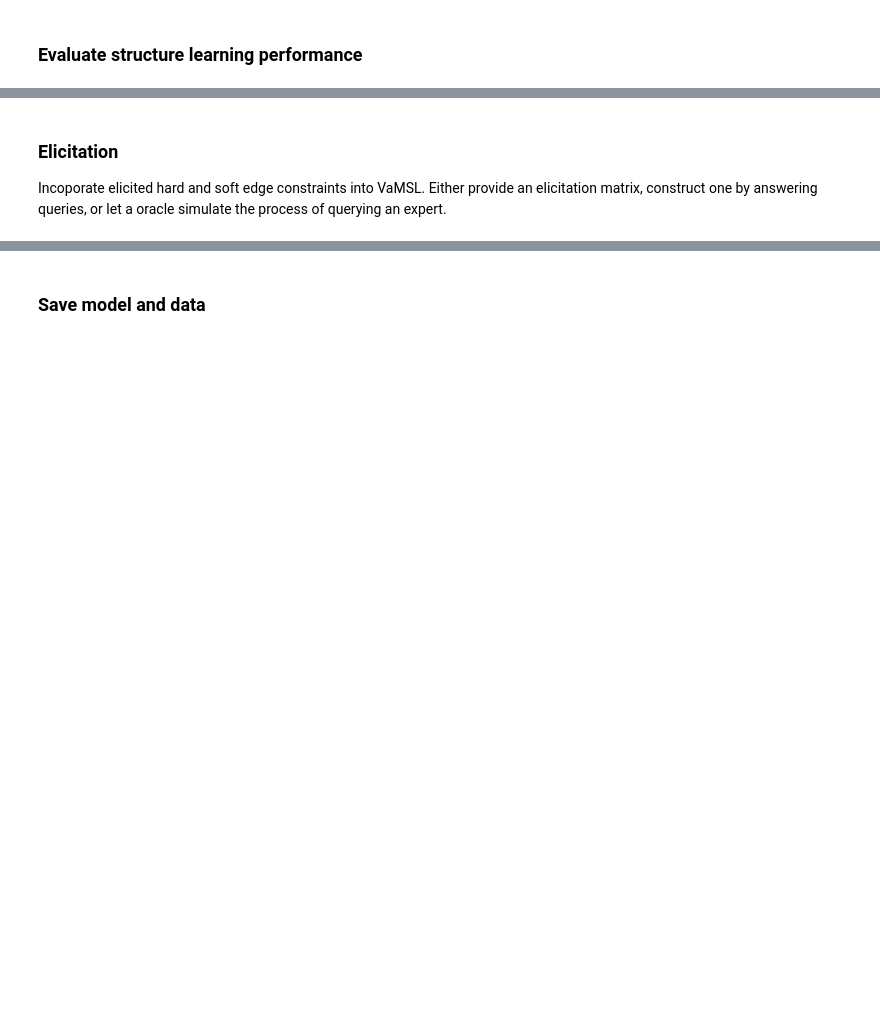
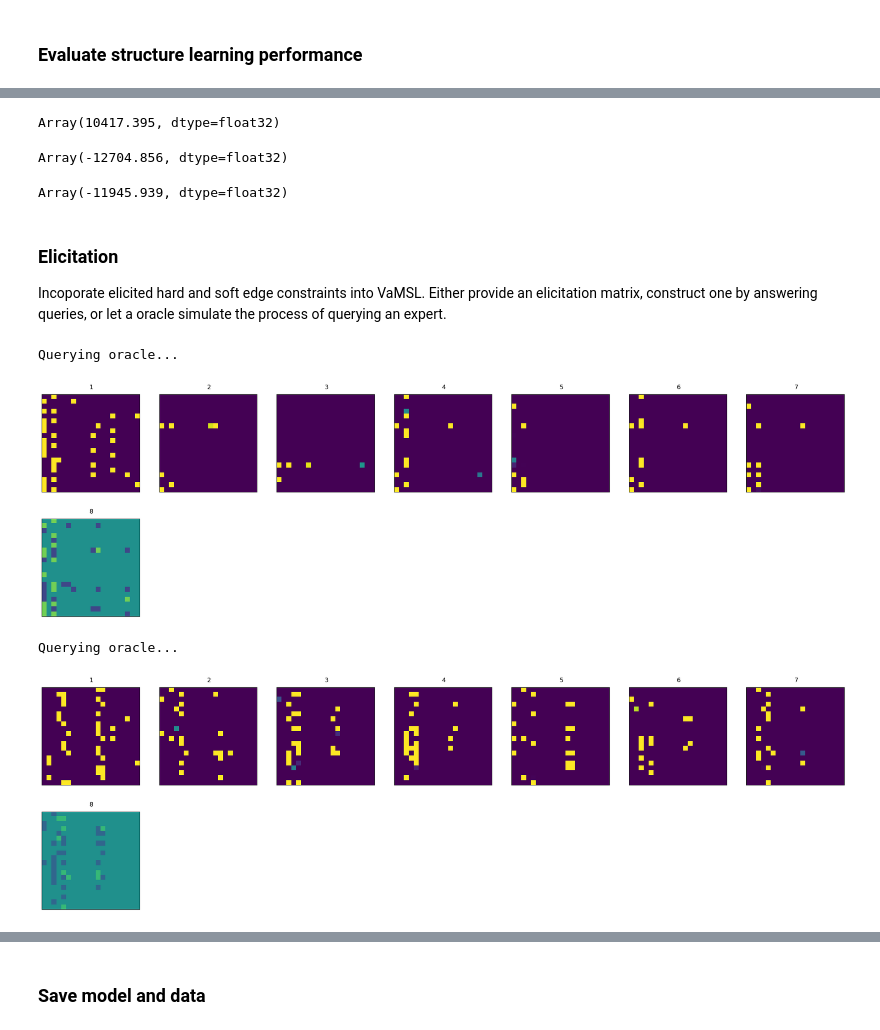
Before and after one commit to ZacBjo/VaMSL_proj, a Jupyter notebook: examples/vamsl_example.ipynb, the cells around one changed output, grey strips where cells are left out. Saved outputs shown, nothing was run; the diff lists cells and outputs as text; code cells hidden in the pictures; blank space fills up the shorter version.

```diff
--- a/examples/vamsl_example.ipynb
+++ b/examples/vamsl_example.ipynb
@@ -340,0 +251,10 @@ vamsl.elicitation_probs_to_hard_constraints(vamsl.get_E())
+# %%
+from vamsl.metrics import expected_shd, threshold_metrics
+
+# Loop over components and calculate metrics
+for k, dist in zip(range(n_components), vamsl.get_component_dists()):
+    # Calculate metrics
+    eshd = expected_shd(dist=dist, g=ground_truth_graphs[order[k]])
+    auroc = threshold_metrics(dist=dist, g=ground_truth_graphs[order[k]])['roc_auc']
+
+    print(f' Component {k+1:4d} |  E-SHD: {eshd:4.1f}    AUROC: {auroc:5.2f}')
@@ -341,3 +268,32 @@ vamsl.elicitation_probs_to_hard_constraints(vamsl.get_E())
+# %%
+from vamsl.metrics import MAP_assigned_neg_ave_log_lik
+
+MAP_assigned_neg_ave_log_lik(x=x_ho,
+                             MAP_assignments=jnp.argmax(vamsl.compute_log_responsibilities(x=x_ho), axis=1),
+                             dists=vamsl.get_component_dists(),
+                             eltwise_log_likelihood=vamsl.eltwise_component_log_likelihood_observ)
+# %% [output]
+Array(10417.395, dtype=float32)
+# %%
+from vamsl.metrics import MAP_assigned_lppd
+
+MAP_assigned_lppd(x=x_ho,
+                  dists=vamsl.get_component_dists(),
+                  MAP_assignments=jnp.argmax(vamsl.compute_log_responsibilities(x=x_ho), axis=1),
+                  eltwise_log_likelihood=vamsl.eltwise_component_log_likelihood_observ)
+# %% [output]
+Array(-12704.856, dtype=float32)
+# %%
+from vamsl.metrics import mixture_lppd
+
+key, subk = random.split(key)
+mixture_lppd(key=subk,
+             q_pi=vamsl.get_posteriors()[3],
+             x=x_ho,
+             dists=vamsl.get_component_dists(),
+             eltwise_log_likelihood=vamsl.eltwise_component_log_likelihood_observ)
+# %% [output]
+Array(-11945.939, dtype=float32)
 # %% [markdown]
 ### Elicitation
 
@@ -353 +324,36 @@ expert_reliability = 0
+# %%
+# Elicitation
+indices_list = [] # list of edges queries to remove from experiment list
+for component in range(n_components): # TODO: Make function
+    print('Querying oracle...')
+    # Get component parameters which correspond to particle-wise edge probabilities
+    q_z_k, E_k = vamsl.get_posteriors()[0][component], vamsl.get_E()[component]
+    parameter_samples = jax.vmap(vamsl.edge_probs, (0, None, None))(q_z_k, 1000, E_k)
+
+    # Get optimal queries
+    experiment_list = experiment_lists[component]
+    exps, EIGs, indices = elicitor.optimal_queries(parameter_samples=parameter_samples,
+                                                   experiment_list=experiment_list,
+                                                   n_queries=n_queries)
+    if random_queries:
+        # overwrite BED queries with random
+        indices = np.random.choice(range(experiment_list.shape[0]), n_queries, replace=False)
+        exps = experiment_list[indices]
+
+    # Update elicitation matrix
+    key, subk = random.split(key)
+    E = oracle.update_elicitation_matrix(E=E, component=component, queries=exps,
+                                         stochastic=stochastic, key=subk,
+                                         reliability=expert_reliability,soft=soft)
+    indices_list.append(indices)
+
+    visualize_ground_truths(mats=jnp.array([ground_truth_graphs[order][component],*[s for s in parameter_samples], E[component]]), graph_label='')
+
+# Remove experiments that were queried from experiment list
+experiment_lists = np.array([np.delete(exp_list, exp_is, axis=0) for exp_list, exp_is in zip(experiment_lists, indices_list)])
+# %% [output]
+Querying oracle...
+[figure, added]
+Querying oracle...
+[figure, added]
 # %%
```
Also changed, not shown: parts of 23 cells of this notebook.
